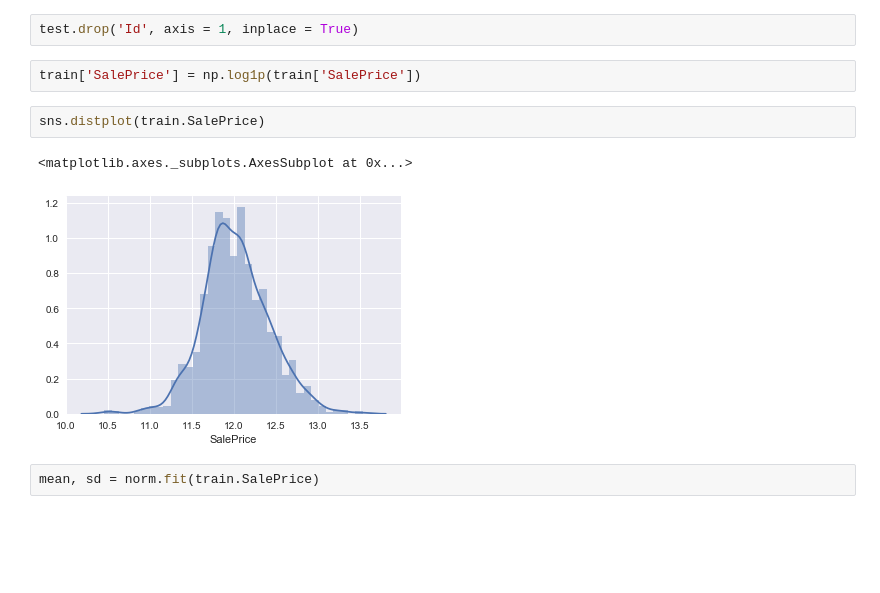
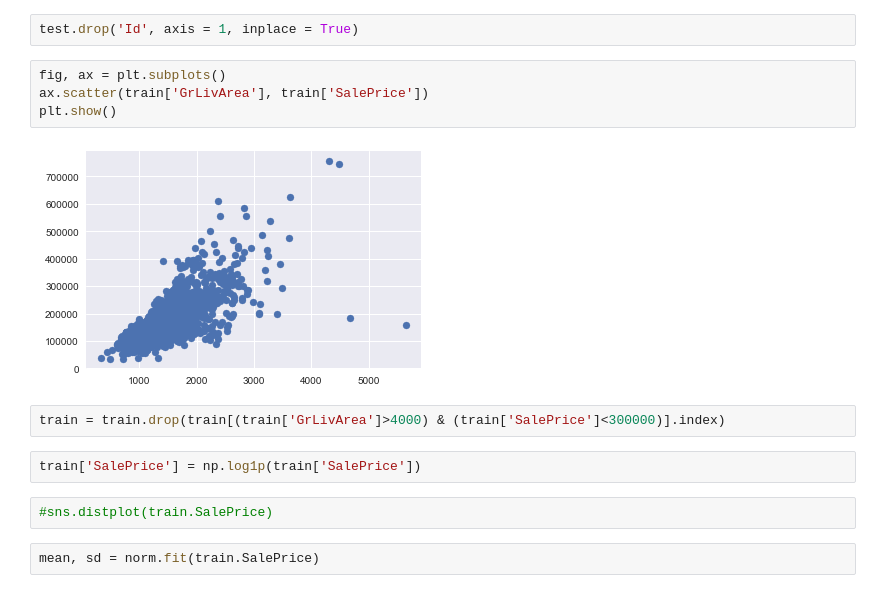
Before and after one commit to richiebui/4sigma, a Jupyter notebook: richie/data_cleaning.ipynb, the cells around one changed output. Drawn from its saved outputs; the diff is of its cells as text; blank space fills up the shorter version.

```diff
--- a/richie/data_cleaning.ipynb
+++ b/richie/data_cleaning.ipynb
@@ -44,13 +43,18 @@ target = train['SalePrice']
 train.drop('Id', axis = 1, inplace = True)
 # %%
 test.drop('Id', axis = 1, inplace = True)
+# %%
+fig, ax = plt.subplots()
+ax.scatter(train['GrLivArea'], train['SalePrice'])
+plt.show()
+# %% [output]
+[figure, added]
+# %%
+train = train.drop(train[(train['GrLivArea']>4000) & (train['SalePrice']<300000)].index)
 # %%
 train['SalePrice'] = np.log1p(train['SalePrice'])
 # %%
-sns.distplot(train.SalePrice)
+#sns.distplot(train.SalePrice)
-# %% [output]
-<matplotlib.axes._subplots.AxesSubplot at 0x...>
-[figure, removed]
 # %%
 mean, sd = norm.fit(train.SalePrice)
 # %%
```
Also changed, not shown: parts of 67 cells of this notebook, 6 other files.
